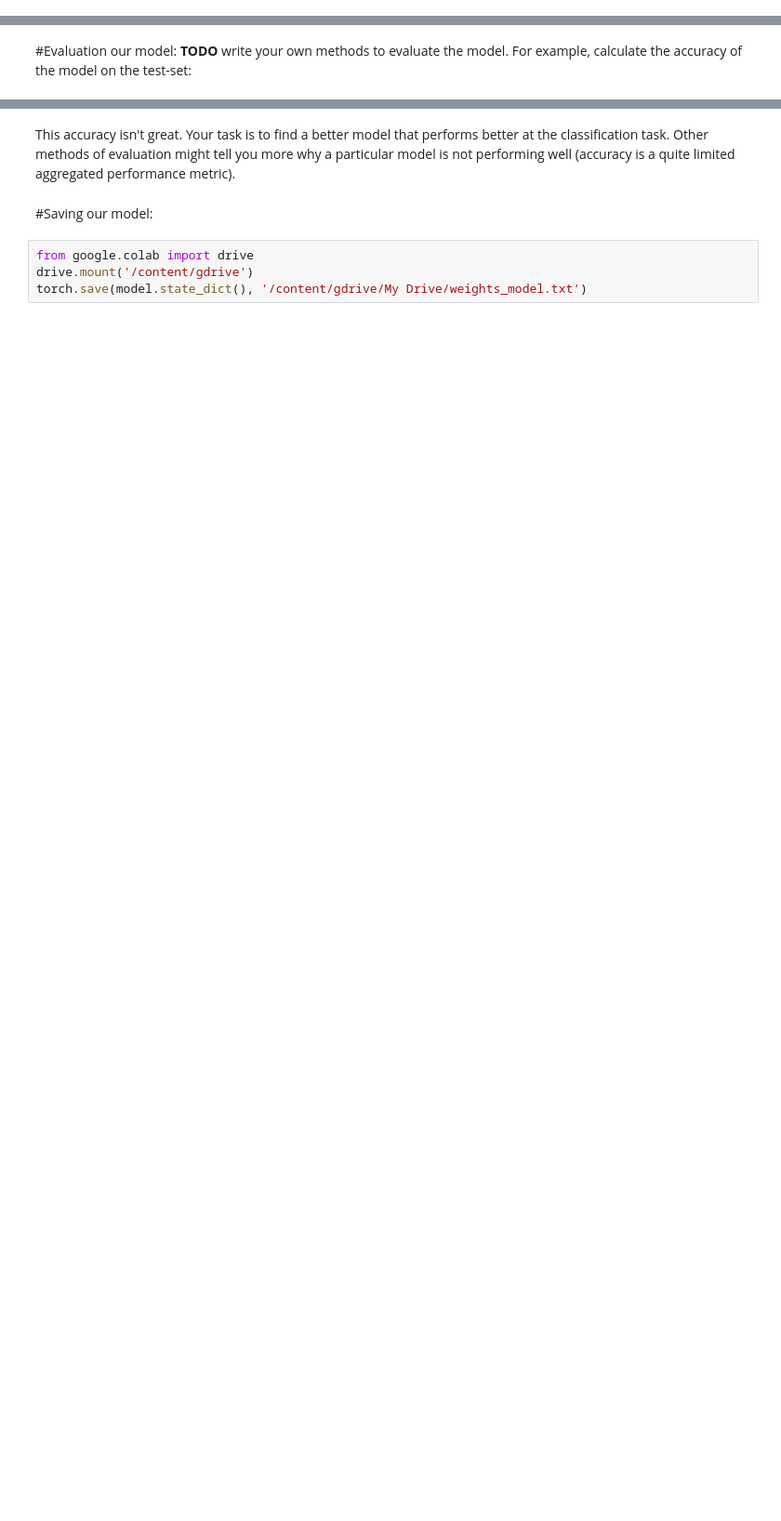
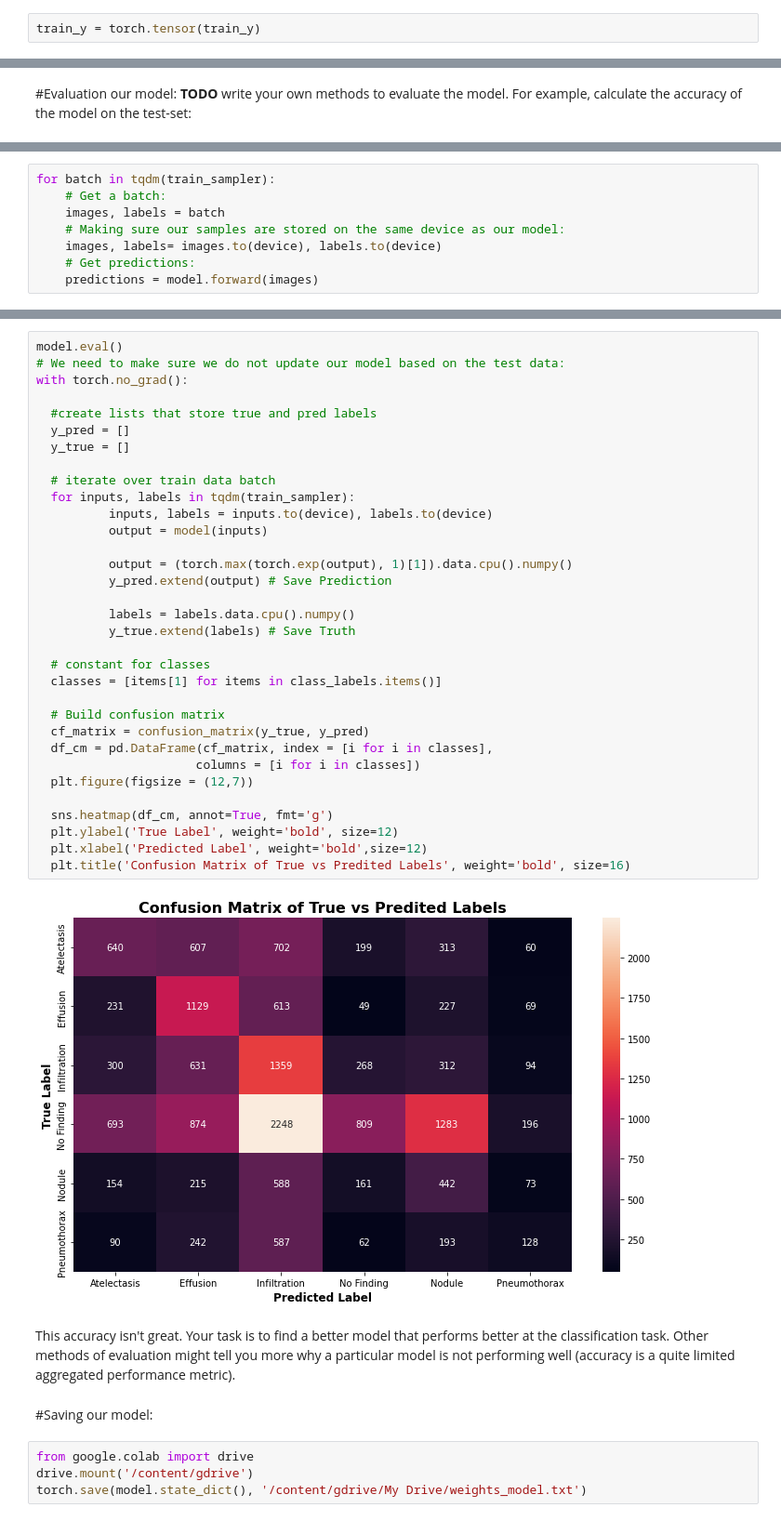
Before and after one commit to LeanderHuyghe/DC1, a Jupyter notebook: Data_Challenge_1_Template_Final.ipynb, the cells around one changed output, grey strips where cells are left out. Shown: that part at 93% size. Cells and saved outputs as stored; diff of their text form; blank space fills up the shorter version.

```diff
--- a/Data_Challenge_1_Template_Final.ipynb
+++ b/Data_Challenge_1_Template_Final.ipynb
@@ -151,0 +153,2 @@ test_x = load_numpy_arr_from_url('https://surfdrive.surf.nl/files/index.php/s/dv
+# %%
+train_y = torch.tensor(train_y)
@@ -439,0 +406,8 @@ NameError: ignored
+# %%
+for batch in tqdm(train_sampler):
+    # Get a batch:
+    images, labels = batch
+    # Making sure our samples are stored on the same device as our model:
+    images, labels= images.to(device), labels.to(device)
+    # Get predictions:
+    predictions = model.forward(images)
@@ -440,3 +451,38 @@ NameError: ignored
+# %%
+model.eval()
+# We need to make sure we do not update our model based on the test data:
+with torch.no_grad():
+
+  #create lists that store true and pred labels
+  y_pred = []
+  y_true = []
+
+  # iterate over train data batch
+  for inputs, labels in tqdm(train_sampler):
+          inputs, labels = inputs.to(device), labels.to(device)
+          output = model(inputs)
+
+          output = (torch.max(torch.exp(output), 1)[1]).data.cpu().numpy()
+          y_pred.extend(output) # Save Prediction
+
+          labels = labels.data.cpu().numpy()
+          y_true.extend(labels) # Save Truth
+
+  # constant for classes
+  classes = [items[1] for items in class_labels.items()]
+
+  # Build confusion matrix
+  cf_matrix = confusion_matrix(y_true, y_pred)
+  df_cm = pd.DataFrame(cf_matrix, index = [i for i in classes],
+                      columns = [i for i in classes])
+  plt.figure(figsize = (12,7))
+
+  sns.heatmap(df_cm, annot=True, fmt='g')
+  plt.ylabel('True Label', weight='bold', size=12)
+  plt.xlabel('Predicted Label', weight='bold',size=12)
+  plt.title('Confusion Matrix of True vs Predited Labels', weight='bold', size=16)
+# %% [output]
+[figure, added]
 # %% [markdown]
 This accuracy isn't great. Your task is to find a better model that performs better at the classification task. Other methods of evaluation might tell you more why a particular model is not performing well (accuracy is a quite limited aggregated performance metric).
 # %% [markdown]
```
Also changed, not shown: parts of 23 cells of this notebook.
